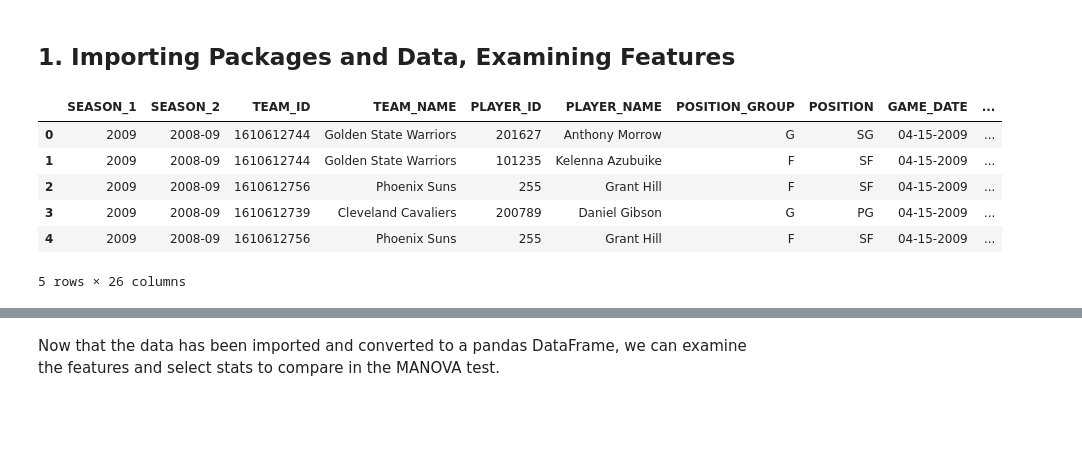
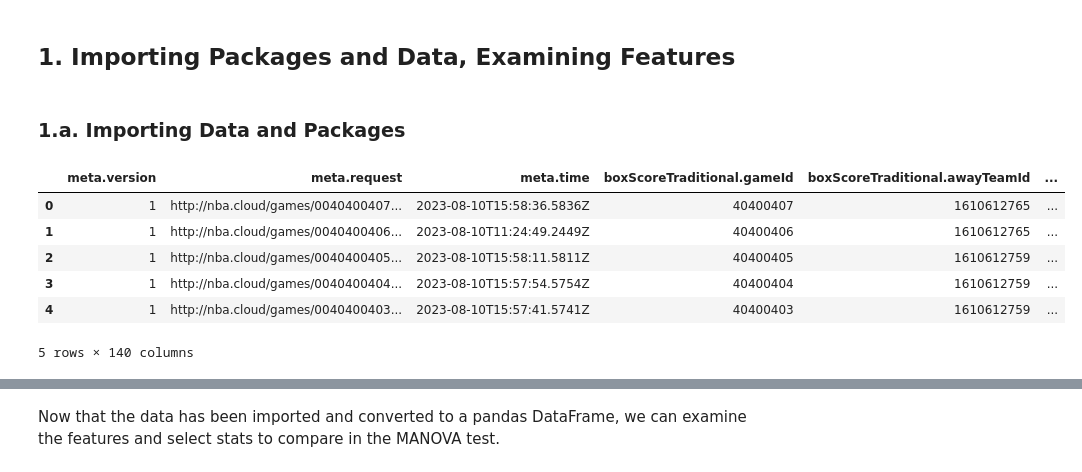
Before and after one commit to dBCooper2/bint-capstone, a Jupyter notebook: projects/nba-hypothesis-tests/nba-data-hypothesis-test-4.ipynb, the cells around one changed output, grey strips where cells are left out. Saved outputs shown, nothing was run; the diff lists cells and outputs as text; code cells hidden in the pictures; blank space fills up the shorter version.

```diff
--- a/projects/nba-hypothesis-tests/nba-data-hypothesis-test-4.ipynb
+++ b/projects/nba-hypothesis-tests/nba-data-hypothesis-test-4.ipynb
@@ -6,16 +6,5 @@
 This notebook uses MANOVA tests to examine if teams that make the playoffs and those who do not have the same average statistics. First, let's examine the data.
 # %% [markdown]
 ## 1. Importing Packages and Data, Examining Features
-# %%
-import pandas as pd
-df = pd.read_pickle('/Users/dB/Desktop/spring_25/ds4510/data-sources/nba/all-shots.pkl')
-df = df.to_pandas(use_pyarrow_extension_array=True)
-df.head()
-# %% [output]
-|  | SEASON_1 | SEASON_2 | TEAM_ID | TEAM_NAME | PLAYER_ID | PLAYER_NAME | POSITION_GROUP | POSITION | GAME_DATE | ... |
-| 0 | 2009 | 2008-09 | 1610612744 | Golden State Warriors | 201627 | Anthony Morrow | G | SG | 04-15-2009 | ... |
-| 1 | 2009 | 2008-09 | 1610612744 | Golden State Warriors | 101235 | Kelenna Azubuike | F | SF | 04-15-2009 | ... |
-| 2 | 2009 | 2008-09 | 1610612756 | Phoenix Suns | 255 | Grant Hill | F | SF | 04-15-2009 | ... |
-| 3 | 2009 | 2008-09 | 1610612739 | Cleveland Cavaliers | 200789 | Daniel Gibson | G | PG | 04-15-2009 | ... |
-| 4 | 2009 | 2008-09 | 1610612756 | Phoenix Suns | 255 | Grant Hill | F | SF | 04-15-2009 | ... |
-5 rows × 26 columns
+# %% [markdown]
+### 1.a. Importing Data and Packages
@@ -21,0 +16,13 @@ df.head()
+# %%
+df = pd.read_csv('/home/arch-db/Documents/github/bint-capstone/data-sources/game-level-dataset.csv')
+df2 = pd.read_csv('/home/arch-db/Documents/github/bint-capstone/data-sources/game-level-dataset-cleaned.csv')
+
+df.head()
+# %% [output]
+|  | meta.version | meta.request | meta.time | boxScoreTraditional.gameId | boxScoreTraditional.awayTeamId | ... |
+| 0 | 1 | http://nba.cloud/games/0040400407... | 2023-08-10T15:58:36.5836Z | 40400407 | 1610612765 | ... |
+| 1 | 1 | http://nba.cloud/games/0040400406... | 2023-08-10T11:24:49.2449Z | 40400406 | 1610612765 | ... |
+| 2 | 1 | http://nba.cloud/games/0040400405... | 2023-08-10T15:58:11.5811Z | 40400405 | 1610612759 | ... |
+| 3 | 1 | http://nba.cloud/games/0040400404... | 2023-08-10T15:57:54.5754Z | 40400404 | 1610612759 | ... |
+| 4 | 1 | http://nba.cloud/games/0040400403... | 2023-08-10T15:57:41.5741Z | 40400403 | 1610612759 | ... |
+5 rows × 140 columns
```
Also changed, not shown: parts of 7 cells of this notebook.
